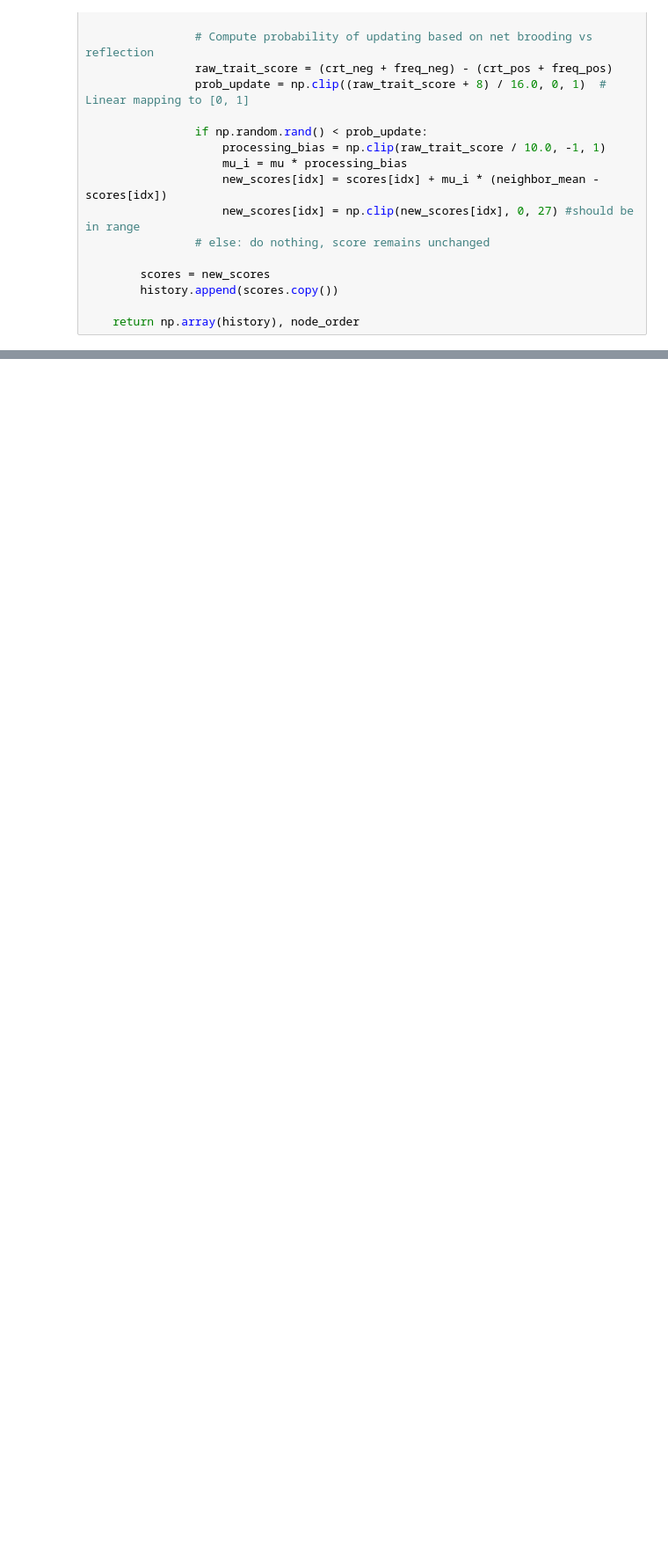
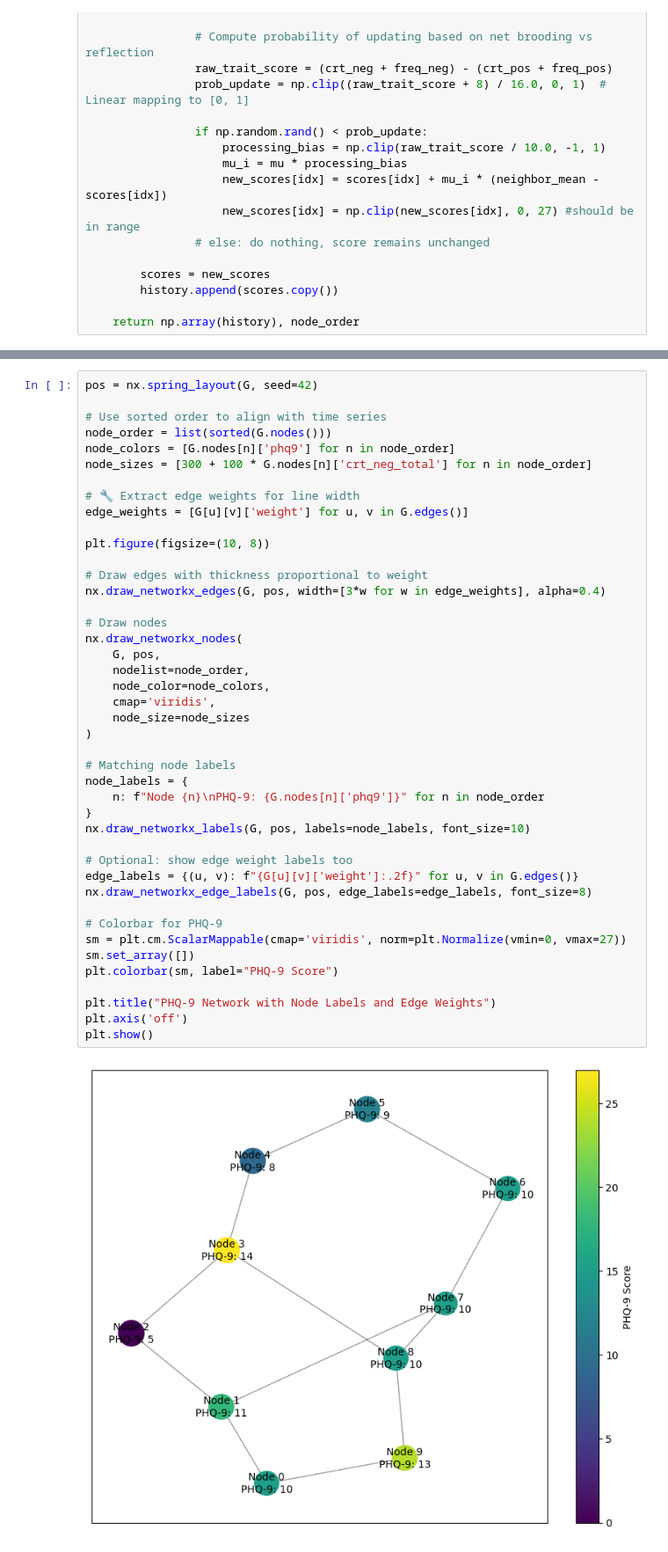
Before and after one commit to guoda23/ICLS_Assignment2, a Jupyter notebook: depression_transmission.ipynb, the cells around one changed output, grey strips where cells are left out. Shown at 88% size. Cells and saved outputs as stored; diff of their text form; blank space fills up the shorter version.

Commit message:
added temporary node visualization by chat

```diff
--- a/depression_transmission.ipynb
+++ b/depression_transmission.ipynb
@@ -240,0 +241,45 @@ plt.show()
+# %%
+pos = nx.spring_layout(G, seed=42)
+
+# Use sorted order to align with time series
+node_order = list(sorted(G.nodes()))
+node_colors = [G.nodes[n]['phq9'] for n in node_order]
+node_sizes = [300 + 100 * G.nodes[n]['crt_neg_total'] for n in node_order]
+
+# 🔧 Extract edge weights for line width
+edge_weights = [G[u][v]['weight'] for u, v in G.edges()]
+
+plt.figure(figsize=(10, 8))
+
+# Draw edges with thickness proportional to weight
+nx.draw_networkx_edges(G, pos, width=[3*w for w in edge_weights], alpha=0.4)
+
+# Draw nodes
+nx.draw_networkx_nodes(
+    G, pos,
+    nodelist=node_order,
+    node_color=node_colors,
+    cmap='viridis',
+    node_size=node_sizes
+)
+
+# Matching node labels
+node_labels = {
+    n: f"Node {n}\nPHQ-9: {G.nodes[n]['phq9']}" for n in node_order
+}
+nx.draw_networkx_labels(G, pos, labels=node_labels, font_size=10)
+
+# Optional: show edge weight labels too
+edge_labels = {(u, v): f"{G[u][v]['weight']:.2f}" for u, v in G.edges()}
+nx.draw_networkx_edge_labels(G, pos, edge_labels=edge_labels, font_size=8)
+
+# Colorbar for PHQ-9
+sm = plt.cm.ScalarMappable(cmap='viridis', norm=plt.Normalize(vmin=0, vmax=27))
+sm.set_array([])
+plt.colorbar(sm, label="PHQ-9 Score")
+
+plt.title("PHQ-9 Network with Node Labels and Edge Weights")
+plt.axis('off')
+plt.show()
+# %% [output]
+[figure, added]
```
Also changed, not shown: parts of 4 cells of this notebook.
